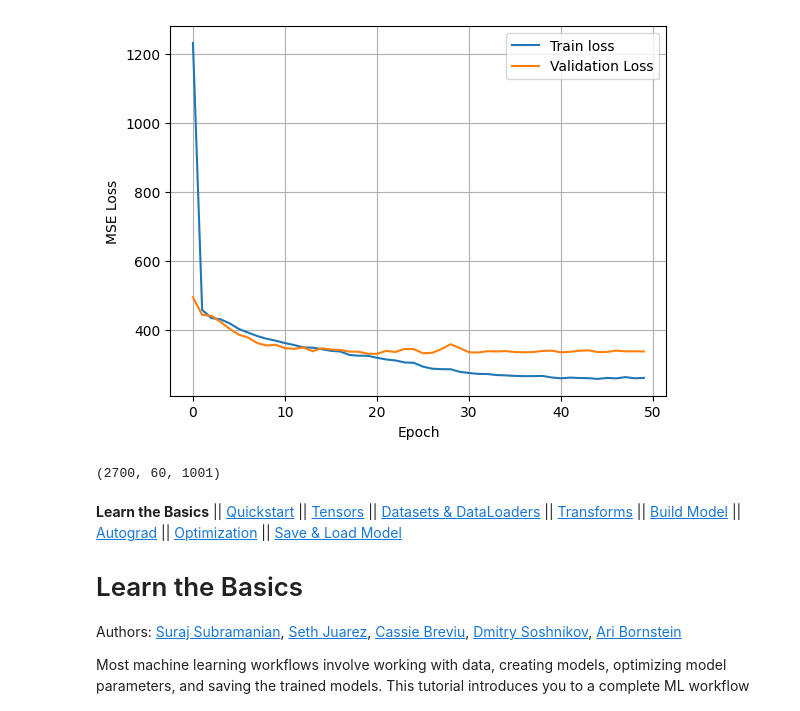
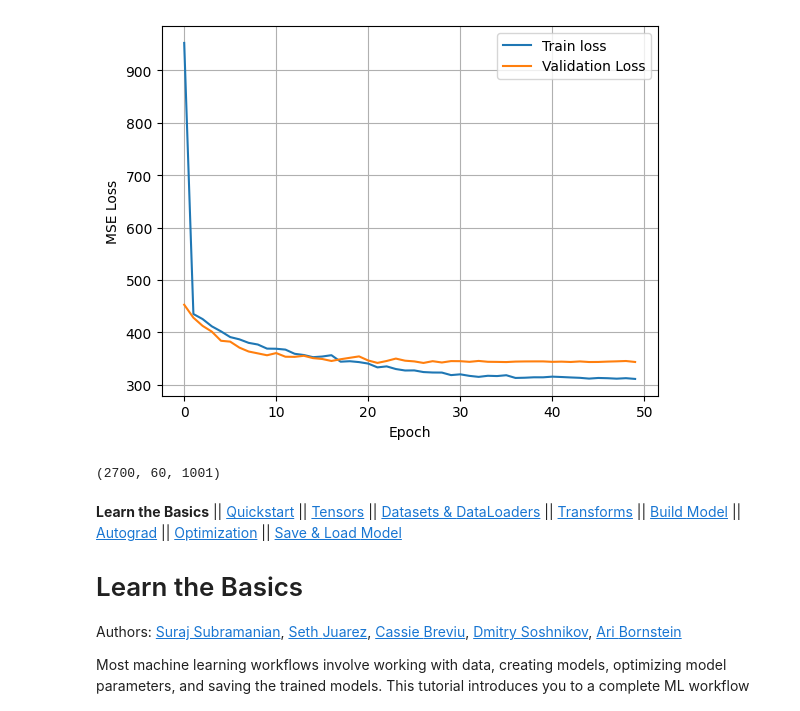
Before and after one commit to jjo0914/BrainCompetition, a Jupyter notebook: _downloads/070179efc13bd796c5dd4af7bf52d5b9/intro.ipynb, the cells around one changed output. Cells and saved outputs as stored; diff of their text form; code cells hidden in the pictures.

```diff
--- a/_downloads/070179efc13bd796c5dd4af7bf52d5b9/intro.ipynb
+++ b/_downloads/070179efc13bd796c5dd4af7bf52d5b9/intro.ipynb
@@ -99,6 +99,7 @@ class SignalCNN(nn.Module): # 예시로 nn.Module,parameters() 가있는데 이
     self.relu1=nn.ReLU()
     # Conv 값들을 kernel_size로 묶어서 큰값만추출= 샘플길이줄임 stride=kernel_size로 맞춰줘서 겹치지않게
     self.pool1=nn.MaxPool1d(kernel_size=2,stride=2) # /7
+    self.drop1= nn.Dropout1d(0.1)
 
     # 2layer conv1이 짧은 샘플구간의 특징을 추출하면 2번째레이어가 그특징의 그특징을 추출한데: 반복되는가? 구조?
     # 3layer는 그특징의 특징의 특징 :전체적인신호특징
@@ -107,6 +108,7 @@ class SignalCNN(nn.Module): # 예시로 nn.Module,parameters() 가있는데 이
     self.bn2=nn.BatchNorm1d(32)
     self.relu2=nn.ReLU()
     self.pool2=nn.MaxPool1d(kernel_size=2,stride=2) # /14
+    self.drop2=nn.Dropout1d(0.15)
 
 
 
@@ -130,7 +132,7 @@ class SignalCNN(nn.Module): # 예시로 nn.Module,parameters() 가있는데 이
     #conv연산으로 특징 추출한 뒤에는  각채널당 값을 1개로요약
     # 그래서 필터로 추출할 특징이 얼마나 강하게 나타났는가? 만 요약  시간축값은 사라짐(10으로늘리거나 추가로다른모델 사용가능하다..)
     # mean써도 되긴한다는데 .. 음.. (1차원으로바로)
-    avg=32
+    avg=1
     self.global_pool = nn.AdaptiveAvgPool1d(avg) #아직3차원이래 만약8이면채널마다 최종8개 값
     # 마지막차원을 없앤다.. 왜?Linear는 2차원입력을기대한다고함
     self.flatten=nn.Flatten() # channel*최종값 = 최종값들을 1차원으로펼침
@@ -140,35 +142,36 @@ class SignalCNN(nn.Module): # 예시로 nn.Module,parameters() 가있는데 이
     # 16*1= w * (64*1) +bias
     # w=(16*64) 가되어야하네?
     # 처음w,b는  랜덤초기화
-    self.fc=nn.Linear(64*avg,output_dim)
+    self.fc=nn.Linear(32*avg,output_dim)
   def forward(self,x): # 이거이름바꾸면안된대 pytorch 에서는 nn.Module을 상속받으면 자동으로 forward가 실행된다..
     x = self.conv1(x)
     x = self.bn1(x)
     x = self.relu1(x)
     x = self.pool1(x)
-
+    #x= self.drop1(x)
 
     x = self.conv2(x)
     x = self.bn2(x)
     x = self.relu2(x)
     x = self.pool2(x)
+    #x= self.drop2(x)
 
 
     x = self.conv3(x)
     x = self.bn3(x)
     x = self.relu3(x)
-    #x = self.pool3(x)
-    #x = self.drop3(x)
+    x = self.pool3(x)
+    x = self.drop3(x)
 
-    #x = self.conv4(x)
-    #x = self.bn4(x)
-    #x = self.relu4(x)
-    #x = self.pool4(x)
-    #x = self.drop4(x)
+    x = self.conv4(x)
+    x = self.bn4(x)
+    x = self.relu4(x)
+    x = self.pool4(x)
+    x = self.drop4(x)
 
-    #x = self.conv5(x)
-    #x = self.bn5(x)
-    #x = self.relu5(x)
+    x = self.conv5(x)
+    x = self.bn5(x)
+    x = self.relu5(x)
     #x = self.drop5(x)
 
     x = self.global_pool(x)
@@ -292,4 +295,4 @@ Epoch [50/50] Train Loss: 260.4426 / Val Loss: 337.2092
-[figure, old version]
+[figure, new version]
 (2700, 60, 1001)
 # %% [markdown]
 **Learn the Basics** \|\| [Quickstart](quickstart_tutorial.html) \|\|
```
Also changed, not shown: parts of 1 cell of this notebook.
